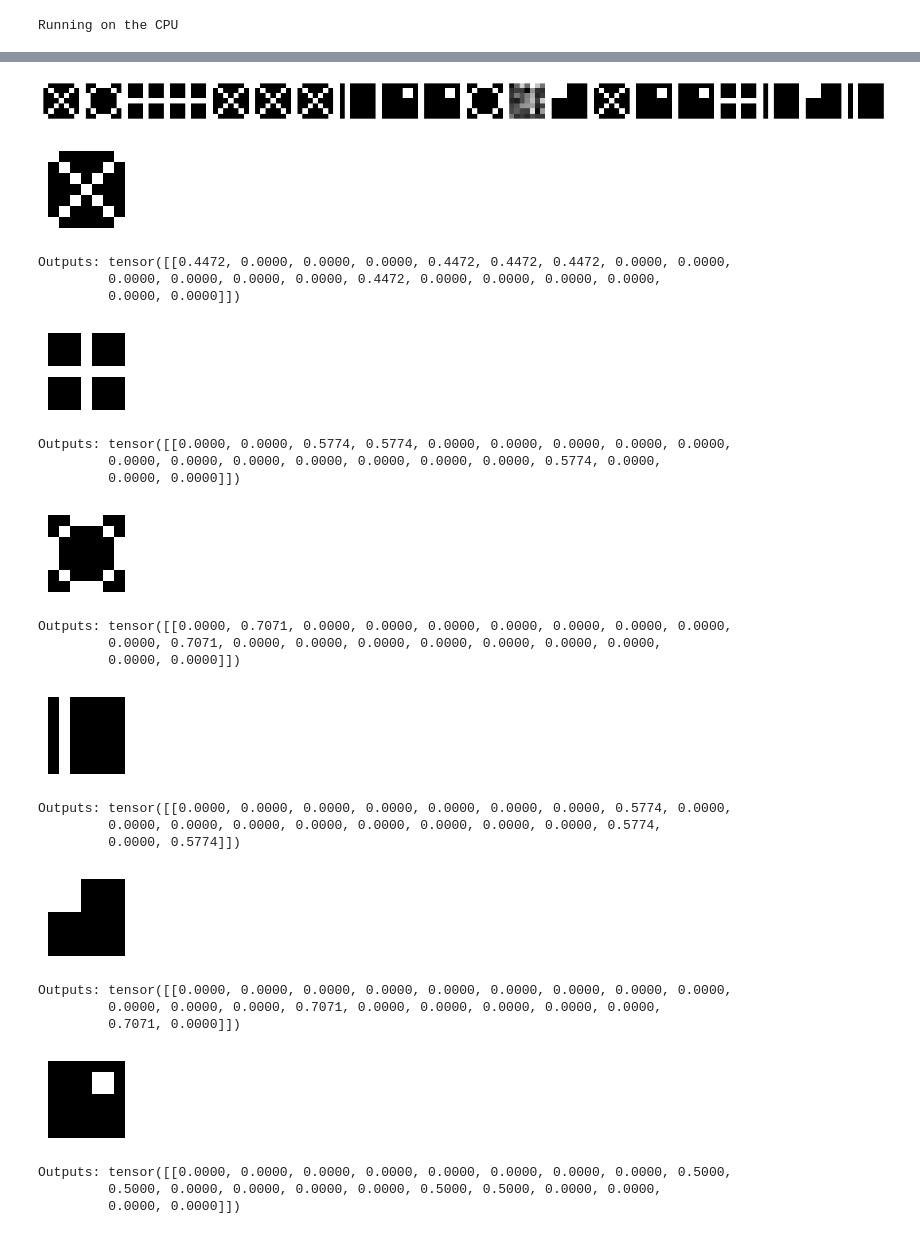
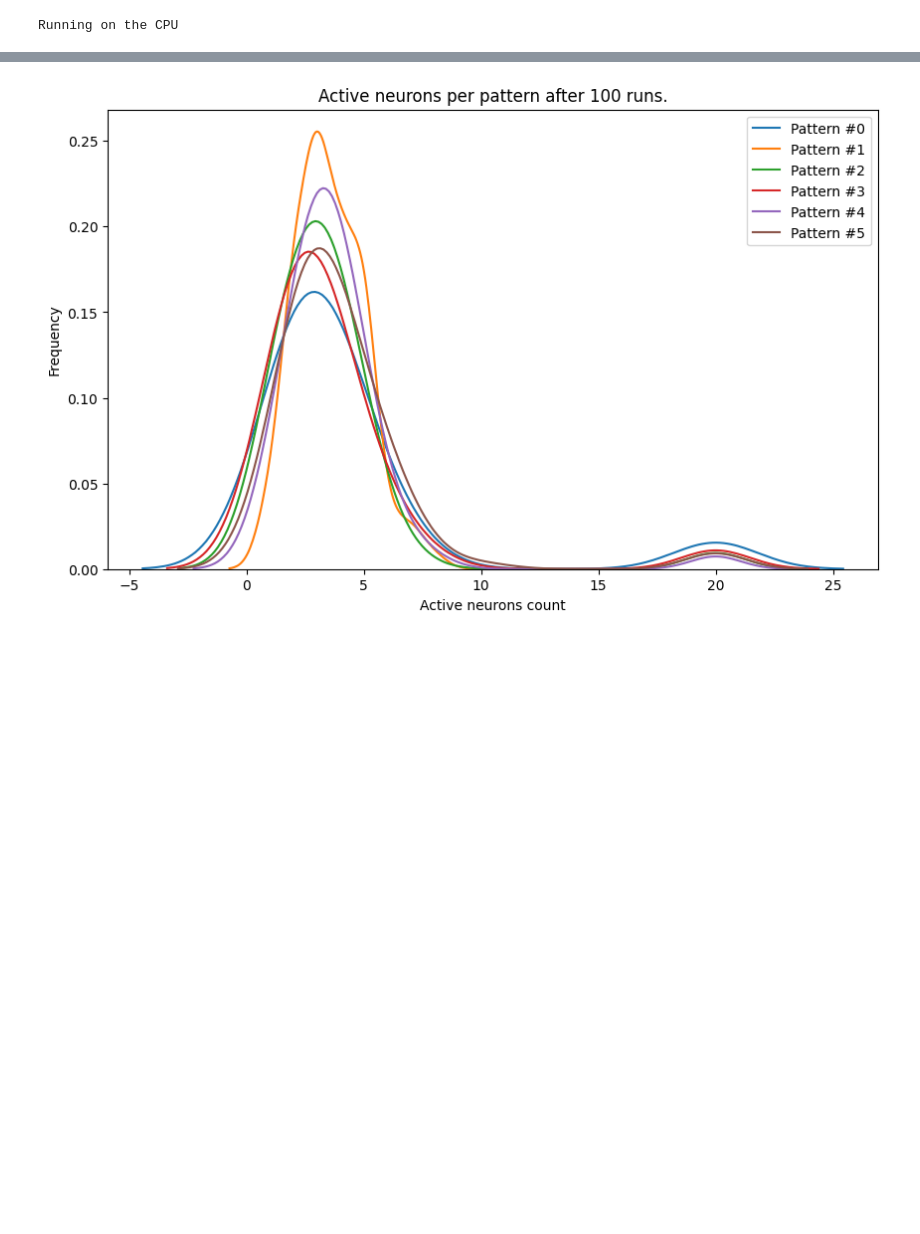
Before and after one commit to rohrl/frontprop, a Jupyter notebook: analysis_simple_patterns.ipynb, the cells around one changed output, grey strips where cells are left out. Drawn from its saved outputs; the diff is of its cells as text; code cells hidden in the pictures; blank space fills up the shorter version.

```diff
--- a/analysis_simple_patterns.ipynb
+++ b/analysis_simple_patterns.ipynb
@@ -92,39 +104,46 @@ with probabilities:
 # %%
-plot_matrix(DIMS, *([layer.weight[i] for i in range(NEURONS)]))
 
-activations = []
-for p in get_all_patterns(len(PROBS)):
-    input = p.to(device).flatten().unsqueeze(0)
-    out = layer.forward(input)
-    activations.append(out)
-    plot_matrix(DIMS, input)
-    print(f"Outputs: {out}")
+def count_active_per_pattern(layer, device):
+    activations_per_pattern = []
+    for p in SimplePatterns.get_all_patterns(len(PROBS)):
+        input = p.to(device).flatten().unsqueeze(0)
+        out = layer.forward(input)
 
-activations = torch.cat(activations, dim=0)
+        # count active neurons
+        active_count = torch.count_nonzero(out)
+        activations_per_pattern.append(active_count)
+    return activations_per_pattern
-# %% [output]
-[figure, removed]
-[figure, removed]
-Outputs: tensor([[0.4472, 0.0000, 0.0000, 0.0000, 0.4472, 0.4472, 0.4472, 0.0000, 0.0000,
-         0.0000, 0.0000, 0.0000, 0.0000, 0.4472, 0.0000, 0.0000, 0.0000, 0.0000,
-         0.0000, 0.0000]])
-[figure, removed]
-Outputs: tensor([[0.0000, 0.0000, 0.5774, 0.5774, 0.0000, 0.0000, 0.0000, 0.0000, 0.0000,
-         0.0000, 0.0000, 0.0000, 0.0000, 0.0000, 0.0000, 0.0000, 0.5774, 0.0000,
-         0.0000, 0.0000]])
-[figure, removed]
-Outputs: tensor([[0.0000, 0.7071, 0.0000, 0.0000, 0.0000, 0.0000, 0.0000, 0.0000, 0.0000,
-         0.0000, 0.7071, 0.0000, 0.0000, 0.0000, 0.0000, 0.0000, 0.0000, 0.0000,
-         0.0000, 0.0000]])
-[figure, removed]
-Outputs: tensor([[0.0000, 0.0000, 0.0000, 0.0000, 0.0000, 0.0000, 0.0000, 0.5774, 0.0000,
-         0.0000, 0.0000, 0.0000, 0.0000, 0.0000, 0.0000, 0.0000, 0.0000, 0.5774,
-         0.0000, 0.5774]])
-[figure, removed]
-Outputs: tensor([[0.0000, 0.0000, 0.0000, 0.0000, 0.0000, 0.0000, 0.0000, 0.0000, 0.0000,
-         0.0000, 0.0000, 0.0000, 0.7071, 0.0000, 0.0000, 0.0000, 0.0000, 0.0000,
-         0.7071, 0.0000]])
-[figure, removed]
-Outputs: tensor([[0.0000, 0.0000, 0.0000, 0.0000, 0.0000, 0.0000, 0.0000, 0.0000, 0.5000,
-         0.5000, 0.0000, 0.0000, 0.0000, 0.0000, 0.5000, 0.5000, 0.0000, 0.0000,
-         0.0000, 0.0000]])
+# %%
+# run N training runs to see if there's no preference towards any specific pattern
+
+TRAIN_RUNS = 100  # FIXME 100
+
+active_per_pattern_agg = []
+
+for i in tqdm(range(TRAIN_RUNS)):
+    layer = single_layer_frontprop_run(DIMS[0] * DIMS[1], NEURONS, ITERS, PROBS, NOISE, device, report_count=0)
+    active_per_pattern_agg.append(count_active_per_pattern(layer, device))
+
+active_per_pattern_agg = np.array(active_per_pattern_agg)
+
+assert active_per_pattern_agg.shape == (TRAIN_RUNS, SimplePatterns.get_all_patterns_count())
+# %%
+import matplotlib.pyplot as plt
+import seaborn as sns
+import torch
+
+plt.figure(figsize=(10, 6))
+
+for i in range(SimplePatterns.get_all_patterns_count()):
+    # plt.hist(active_per_pattern_agg[:, i], bins=NEURONS, histtype='step', linewidth=2, label=f'Pattern #{i}')
+    # sns.histplot(active_per_pattern_agg[:, i], bins=NEURONS, linewidth=2, label=f'Pattern #{i}', kde=True)
+    sns.kdeplot(active_per_pattern_agg[:, i], label=f'Pattern #{i}')
+
+plt.xlabel('Active neurons count')
+plt.ylabel('Frequency')
+plt.title(f'Active neurons per pattern after {TRAIN_RUNS} runs.')
+plt.legend()
+plt.show()
+# %% [output]
+[figure, added]
 # %%
```
Also changed, not shown: parts of 7 cells of this notebook, 3 other files.
